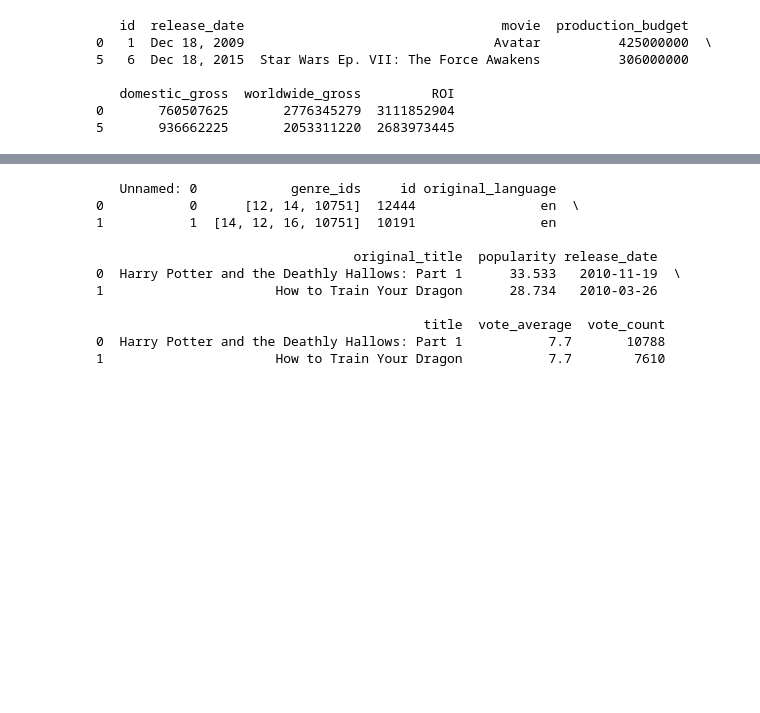
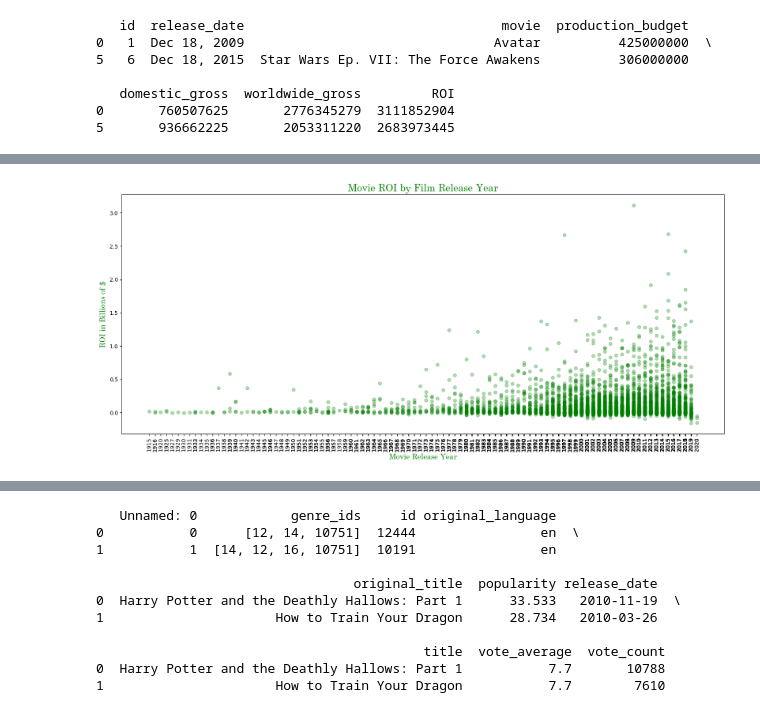
Before and after one commit to betsybetsybetsy2021/Phase1Project, a Jupyter notebook: index.ipynb, the cells around one changed output, grey strips where cells are left out. Saved outputs shown, nothing was run; the diff lists cells and outputs as text; code cells hidden in the pictures; blank space fills up the shorter version.

```diff
--- a/index.ipynb
+++ b/index.ipynb
@@ -723,0 +400,5 @@ print(vector.toarray())
+# %%
+# In order to create some plots, I will need the year.  Will strip from the release_date and append new column.
+movie_budgets['Year'] = movie_budgets['release_date'].str.strip().str[-4:]
+movie_budgets.sort_values('Year', ascending = True, inplace=True)
+print(movie_budgets.head(3))
@@ -723,0 +415,18 @@ print(vector.toarray())
+# %%
+# Create a scatter-plot
+fig, ax = plt.subplots(figsize=(20, 8))
+
+font1 = {'family':'suranna','color':'green','size':20}
+font2 = {'family':'suranna','color':'green','size':15}
+
+ax.scatter(
+    x=movie_budgets["Year"], y=((movie_budgets["ROI"])/1000000000), alpha=0.3, c='green'
+)
+
+ax.set_xticks((movie_budgets['Year']))
+ax.set_xticklabels(movie_budgets['Year'], rotation = 90)
+ax.set_xlabel("Movie Release Year", fontdict = font2)
+ax.set_ylabel("ROI in Billions of $", fontdict = font2)
+ax.set_title("Movie ROI by Film Release Year", fontdict=font1);
+# %% [output]
+[figure, added]
```
Also changed, not shown: parts of 89 cells of this notebook.
